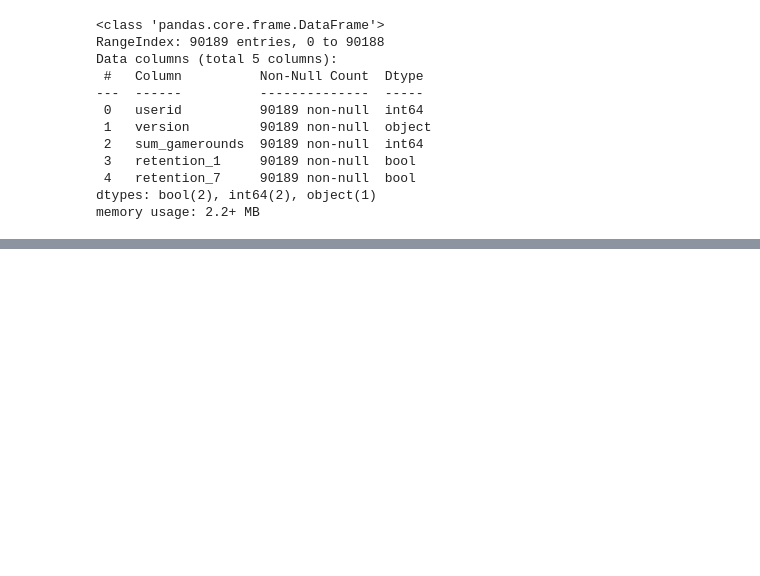
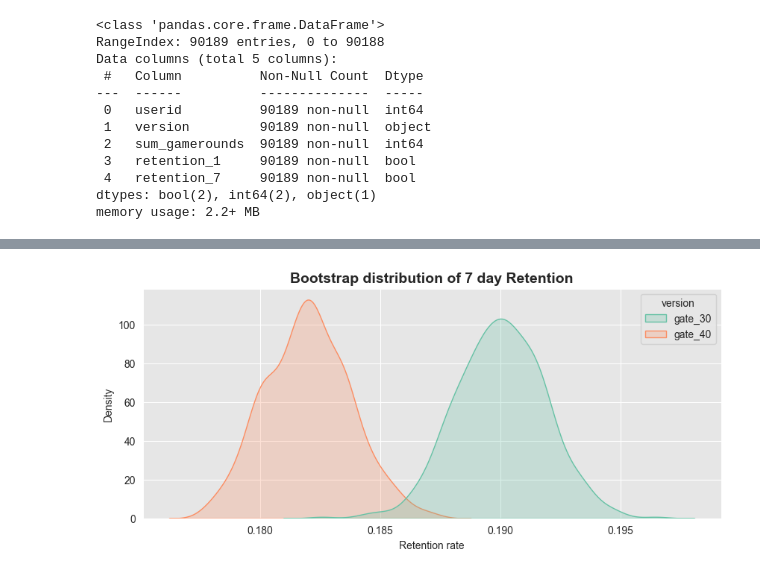
Before and after one commit to ShariYo/Modul2_Sprint2, a Jupyter notebook: project/cookiecats.ipynb, the cells around one changed output, grey strips where cells are left out. Saved outputs shown, nothing was run; the diff lists cells and outputs as text; code cells hidden in the pictures; blank space fills up the shorter version.

```diff
--- a/project/cookiecats.ipynb
+++ b/project/cookiecats.ipynb
@@ -74,0 +136,16 @@ array(['gate_30', 'gate_40'], dtype=object)
+# %%
+ret_7_boot = bootstrap(df=cookie_cats, contr_test_param="version", metric="retention_7")
+plt.figure(figsize=(10, 4))
+sns.set_style("darkgrid", {"axes.facecolor":".9"})
+sns.kdeplot(data=ret_7_boot, fill=True, palette="Set2")
+plt.xlabel("Retention rate")
+plt.title(
+    "Bootstrap distribution of 7 day Retention",
+    fontsize=14,
+    fontweight="bold",
+    ha="center"
+)
+
+plt.show()
+# %% [output]
+[figure, added]
```
Also changed, not shown: parts of 11 cells of this notebook.
